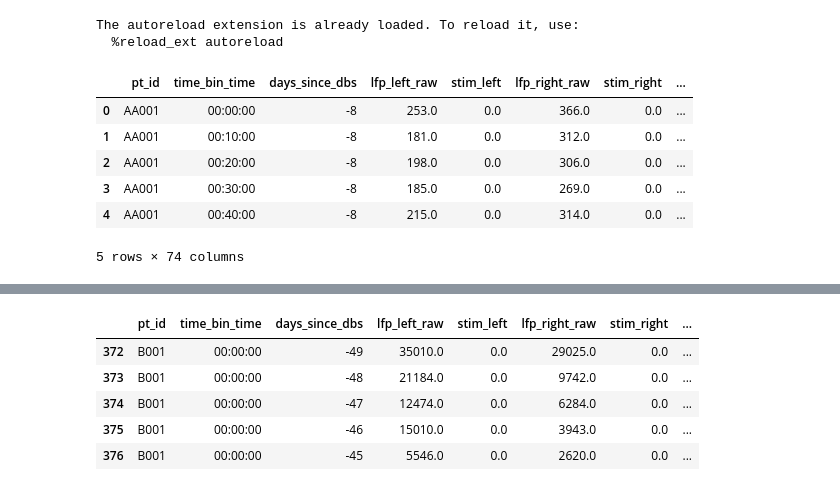
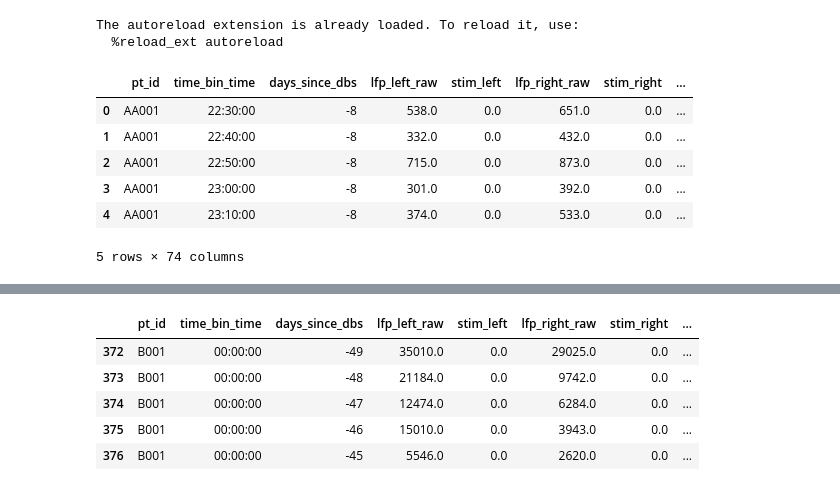
Before and after one commit to ProvenzaLab/PerceptPredictability, a Jupyter notebook: tables.ipynb, the cells around one changed output, grey strips where cells are left out. Drawn from its saved outputs; the diff is of its cells as text; code cells hidden in the pictures.

Commit message:
added all supp tables

```diff
--- a/tables.ipynb
+++ b/tables.ipynb
@@ -19,13 +21,14 @@ warnings.filterwarnings("ignore")
 The autoreload extension is already loaded. To reload it, use:
   %reload_ext autoreload
 # %%
-df = pd.read_parquet('df_for_paper_processed.parq')
+df = pd.read_parquet('data/df_for_paper_processed.parq')
+scale_df = pd.read_parquet('data/scale_df_for_paper.parq')
 df.head(5)
 # %% [output]
 |  | pt_id | time_bin_time | days_since_dbs | lfp_left_raw | stim_left | lfp_right_raw | stim_right | ... |
-| 0 | AA001 | 00:00:00 | -8 | 253.0 | 0.0 | 366.0 | 0.0 | ... |
-| 1 | AA001 | 00:10:00 | -8 | 181.0 | 0.0 | 312.0 | 0.0 | ... |
-| 2 | AA001 | 00:20:00 | -8 | 198.0 | 0.0 | 306.0 | 0.0 | ... |
-| 3 | AA001 | 00:30:00 | -8 | 185.0 | 0.0 | 269.0 | 0.0 | ... |
-| 4 | AA001 | 00:40:00 | -8 | 215.0 | 0.0 | 314.0 | 0.0 | ... |
+| 0 | AA001 | 22:30:00 | -8 | 538.0 | 0.0 | 651.0 | 0.0 | ... |
+| 1 | AA001 | 22:40:00 | -8 | 332.0 | 0.0 | 432.0 | 0.0 | ... |
+| 2 | AA001 | 22:50:00 | -8 | 715.0 | 0.0 | 873.0 | 0.0 | ... |
+| 3 | AA001 | 23:00:00 | -8 | 301.0 | 0.0 | 392.0 | 0.0 | ... |
+| 4 | AA001 | 23:10:00 | -8 | 374.0 | 0.0 | 533.0 | 0.0 | ... |
 5 rows × 74 columns
```
Also changed, not shown: parts of 15 cells of this notebook, 1 other file.
